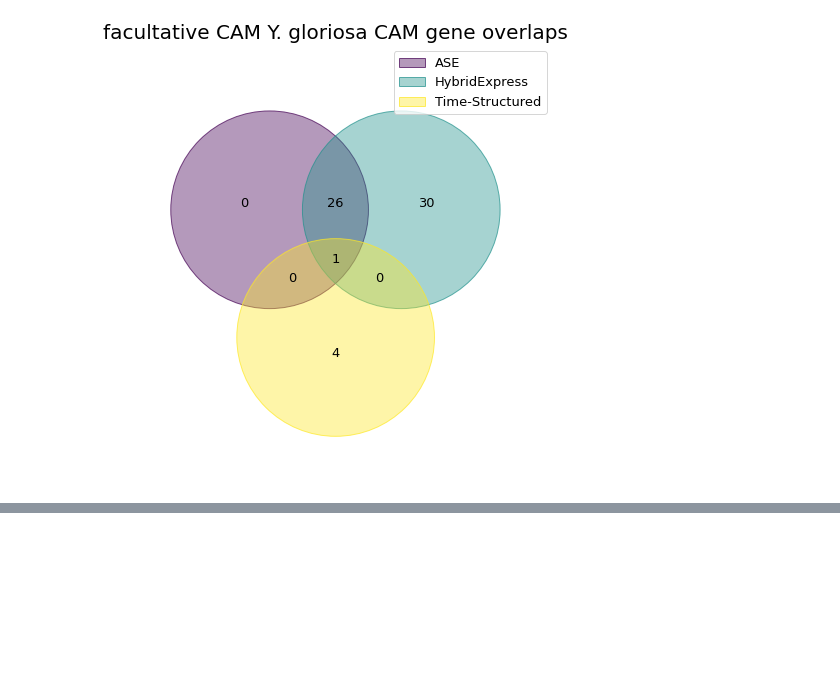
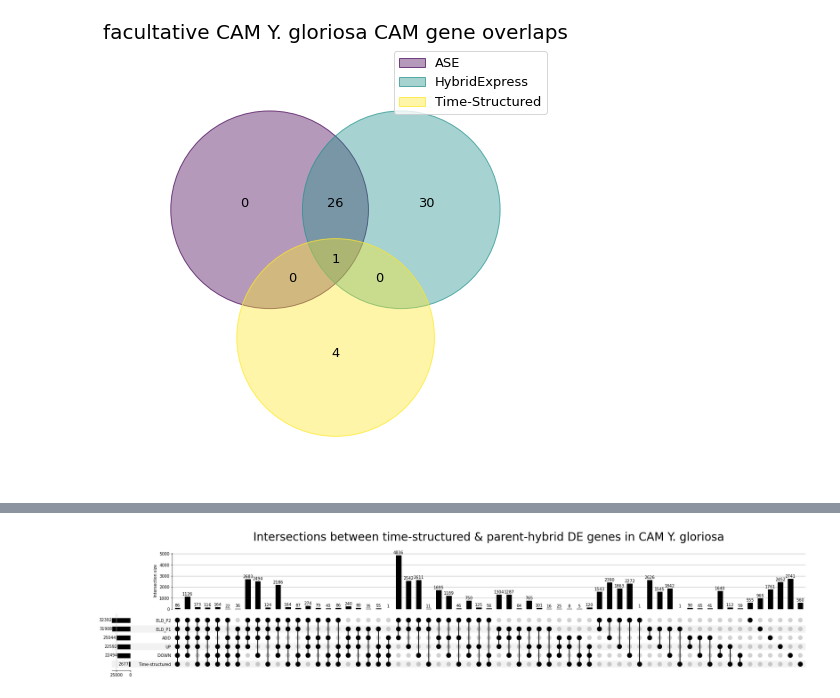
Before and after one commit to achpardo/yucca-genomics, a Jupyter notebook: findint_TS_ASE_HybExp.ipynb, the cells around one changed output, grey strips where cells are left out. Drawn from its saved outputs; the diff is of its cells as text; code cells hidden in the pictures; blank space fills up the shorter version.

```diff
--- a/findint_TS_ASE_HybExp.ipynb
+++ b/findint_TS_ASE_HybExp.ipynb
@@ -310,0 +374,44 @@ with open("./3wayint_HE_ASE_TS_eachphys.json","w+") as outfile:
+# %%
+# make a dict with structure: key=class/gene group, value=list of genes
+## define a function to do this
+def make_upset_dict(ptype):
+    tssub = allts[allts["physiology"]==ptype]
+    hesub = he[he["phys"]==ptype]
+
+    outdict = {"Time-structured":list(tssub["GeneID"].unique())}
+
+    for c in hesub["Class"].unique():
+        df = hesub[hesub["Class"]==c]
+        outdict[c] = list(df["Ya_GeneID"].unique())+list(df["Yf_GeneID"].unique())
+
+    return outdict
+# %%
+# make a function to do plotting
+def plot_upset(ptype,d="./"):
+    if not os.path.exists(d):
+        os.makedirs(d)
+
+    # make plotting dict
+    plotdict = make_upset_dict(ptype)
+
+    # convert to dataframe formatted for upsetplot
+    plotdf = upsetplot.from_contents(plotdict)
+
+    if "_" in ptype:
+        ptype1 = ptype.split("_")[0]+" "+ptype.split("_")[1]
+    else:
+        ptype1 = ptype
+
+    # make the plot
+    upsetplot.plot(plotdf,show_counts=True,sort_by="-degree",sort_categories_by="-cardinality")
+    plt.title("Intersections between time-structured & parent-hybrid DE genes in "+ptype1+" Y. gloriosa",
+             fontsize=28,pad=30)
+
+    fbase = ptype+"_upsetplot_HybExp_TSgenes"
+    plt.savefig(os.path.join(d,fbase+".png"),dpi=300,bbox_inches="tight")
+    plt.savefig(os.path.join(d,fbase+".pdf"),dpi=300,bbox_inches="tight")
+    plt.savefig(os.path.join(d,fbase+".svg"),dpi=300,bbox_inches="tight")
+# %%
+plot_upset("CAM","./ASE_HE_maSigPro_venns/")
+# %% [output]
+[figure, added]
```
Also changed, not shown: parts of 19 cells of this notebook, 2 other files.
